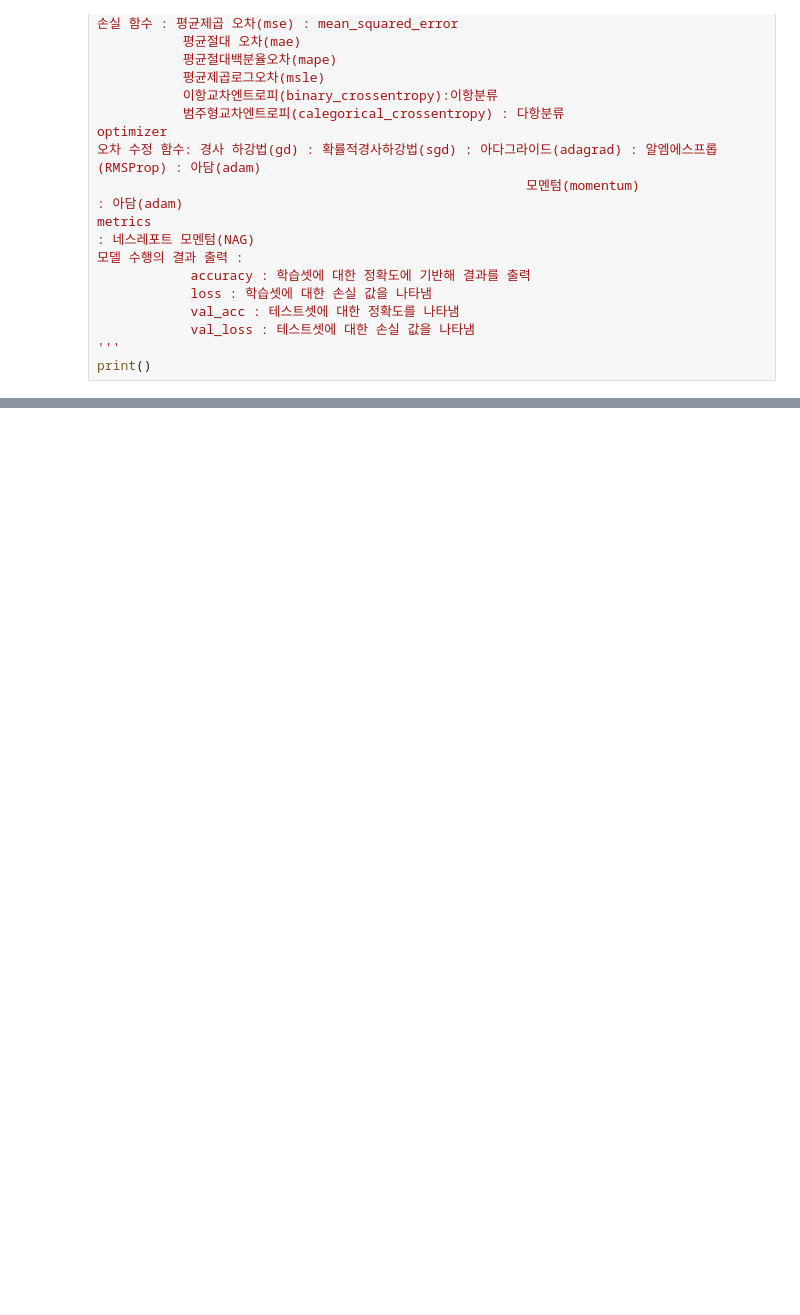
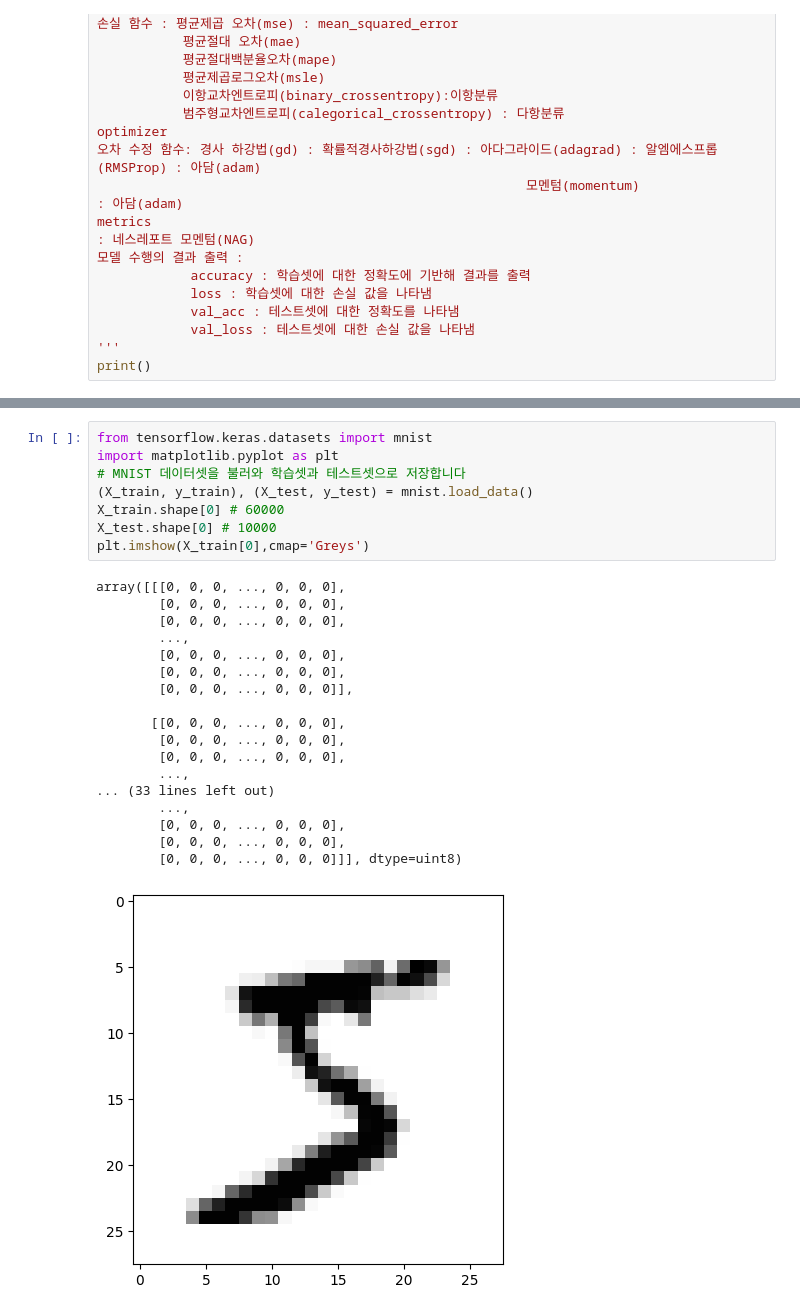
Before and after one commit to SoongMoo/soldesk20231218, a Jupyter notebook: Deep4Day.ipynb, the cells around one changed output, grey strips where cells are left out. Drawn from its saved outputs; the diff is of its cells as text; blank space fills up the shorter version.

```diff
--- a/Deep4Day.ipynb
+++ b/Deep4Day.ipynb
@@ -68,0 +143,27 @@ Name: SalePrice, Length: 1460, dtype: int64
+# %%
+from tensorflow.keras.datasets import mnist
+import matplotlib.pyplot as plt
+# MNIST 데이터셋을 불러와 학습셋과 테스트셋으로 저장합니다
+(X_train, y_train), (X_test, y_test) = mnist.load_data()
+X_train.shape[0] # 60000
+X_test.shape[0] # 10000
+plt.imshow(X_train[0],cmap='Greys')
+# %% [output]
+array([[[0, 0, 0, ..., 0, 0, 0],
+        [0, 0, 0, ..., 0, 0, 0],
+        [0, 0, 0, ..., 0, 0, 0],
+        ...,
+        [0, 0, 0, ..., 0, 0, 0],
+        [0, 0, 0, ..., 0, 0, 0],
+        [0, 0, 0, ..., 0, 0, 0]],
+
+       [[0, 0, 0, ..., 0, 0, 0],
+        [0, 0, 0, ..., 0, 0, 0],
+        [0, 0, 0, ..., 0, 0, 0],
+        ...,
+... (33 lines left out)
+        ...,
+        [0, 0, 0, ..., 0, 0, 0],
+        [0, 0, 0, ..., 0, 0, 0],
+        [0, 0, 0, ..., 0, 0, 0]]], dtype=uint8)
+[figure, added]
```
Also changed, not shown: parts of 13 cells of this notebook.
